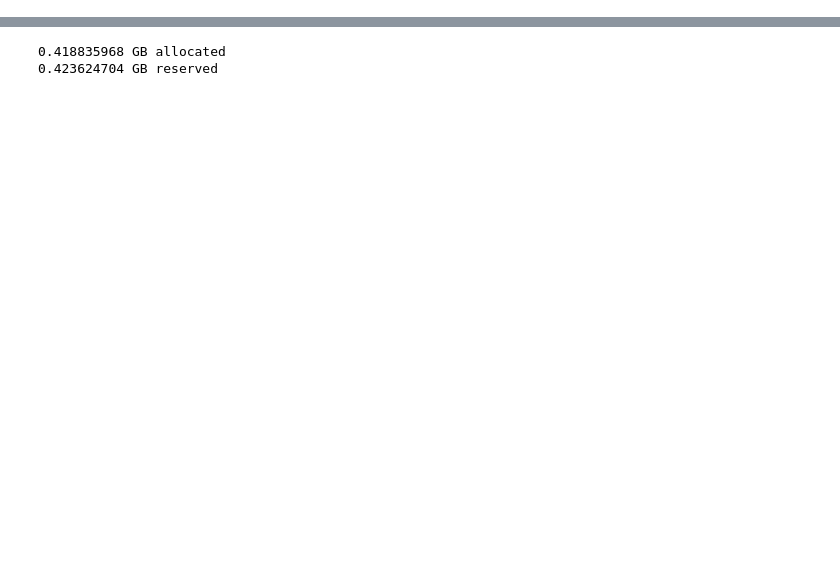
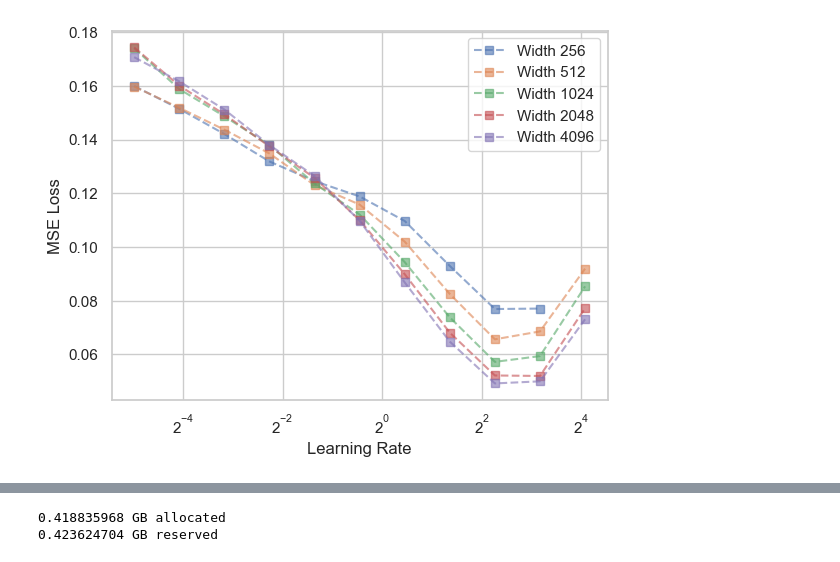
Before and after one commit to Petyrrrrr/MuP_games, a Jupyter notebook: two_hidden_layer.ipynb, the cells around one changed output, grey strips where cells are left out. Cells and saved outputs as stored; diff of their text form; code cells hidden in the pictures; blank space fills up the shorter version.

```diff
--- a/two_hidden_layer.ipynb
+++ b/two_hidden_layer.ipynb
@@ -105,2 +90,13 @@ for i in range(len(steps)):
+# %%
+d_in=30
+widths = [256, 512, 1024, 2048, 4096]
+B = 512
+T = 8100
+lrs = np.logspace(-1.5, 1.5, 12)
+teacher_weights = make_teacher(d_in, device, seed=42, teacher_width = 10000)
+train_losses_ntk = train_ntk(d_in, widths, B, T, lrs, sample_batch_teacher, device)
+display_results(widths, lrs, train_losses_ntk)
+# %% [output]
+[figure, added]
 # %%
 #NTK
```
Also changed, not shown: parts of 4 cells of this notebook, 2 other files.
